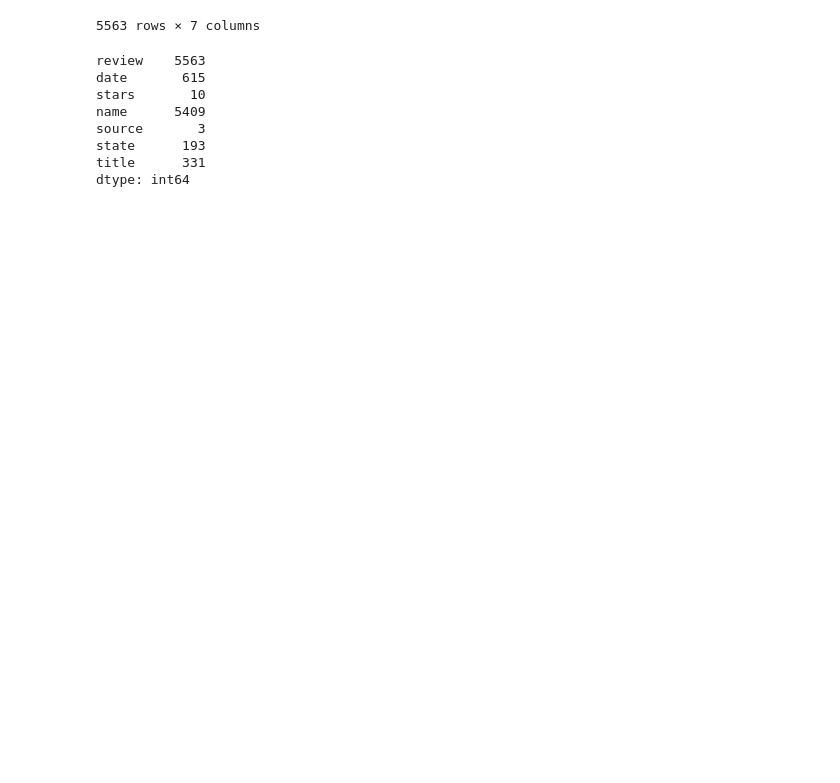
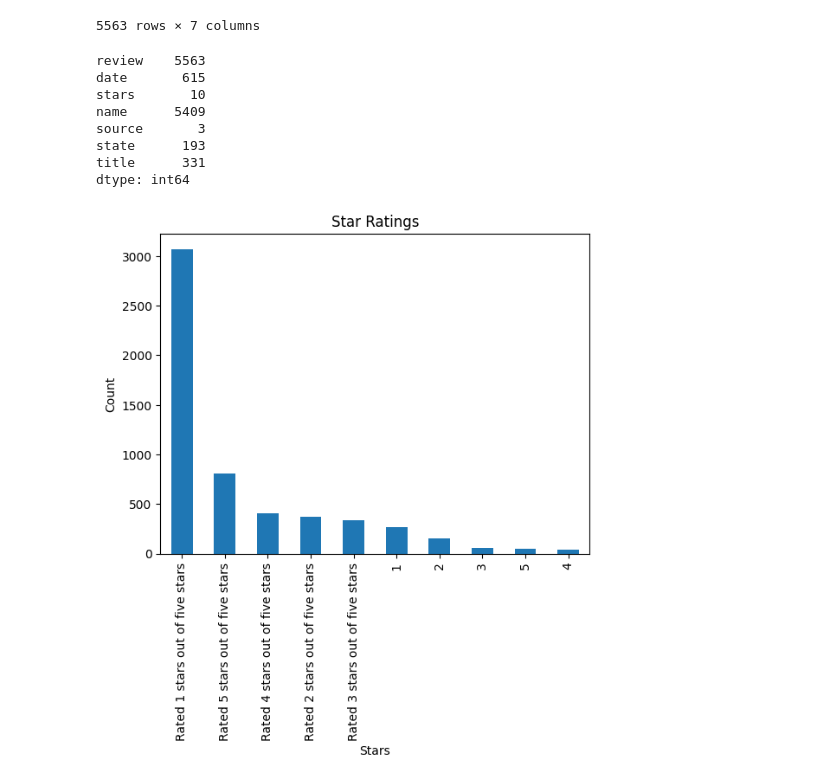
Before and after one commit to nightsinker/TSAP-UberEats, a Jupyter notebook: Data_Merge/merge_data.ipynb, the cells around one changed output. Cells and saved outputs as stored; diff of their text form; code cells hidden in the pictures; blank space fills up the shorter version.

```diff
--- a/Data_Merge/merge_data.ipynb
+++ b/Data_Merge/merge_data.ipynb
@@ -66,5 +66,18 @@ source       3
 state      193
 title      331
 dtype: int64
+# %%
+import matplotlib.pyplot as plt
+
+# assuming 'stars' is the column with the values to plot
+result['stars'].value_counts().plot(kind='bar')
+
+plt.title('Star Ratings')
+plt.xlabel('Stars')
+plt.ylabel('Count')
+
+plt.show()
+# %% [output]
+[figure, added]
 # %%
 result.to_csv('UberEatsReviews.csv', index = False, header=True)
```
